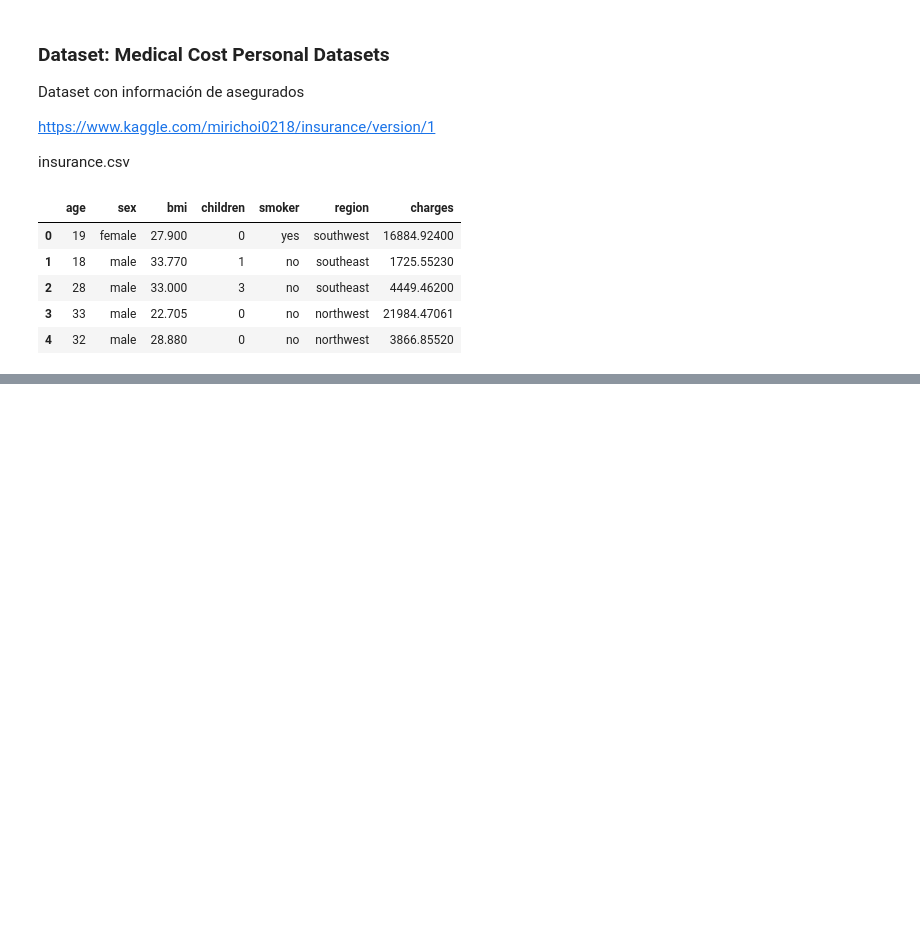
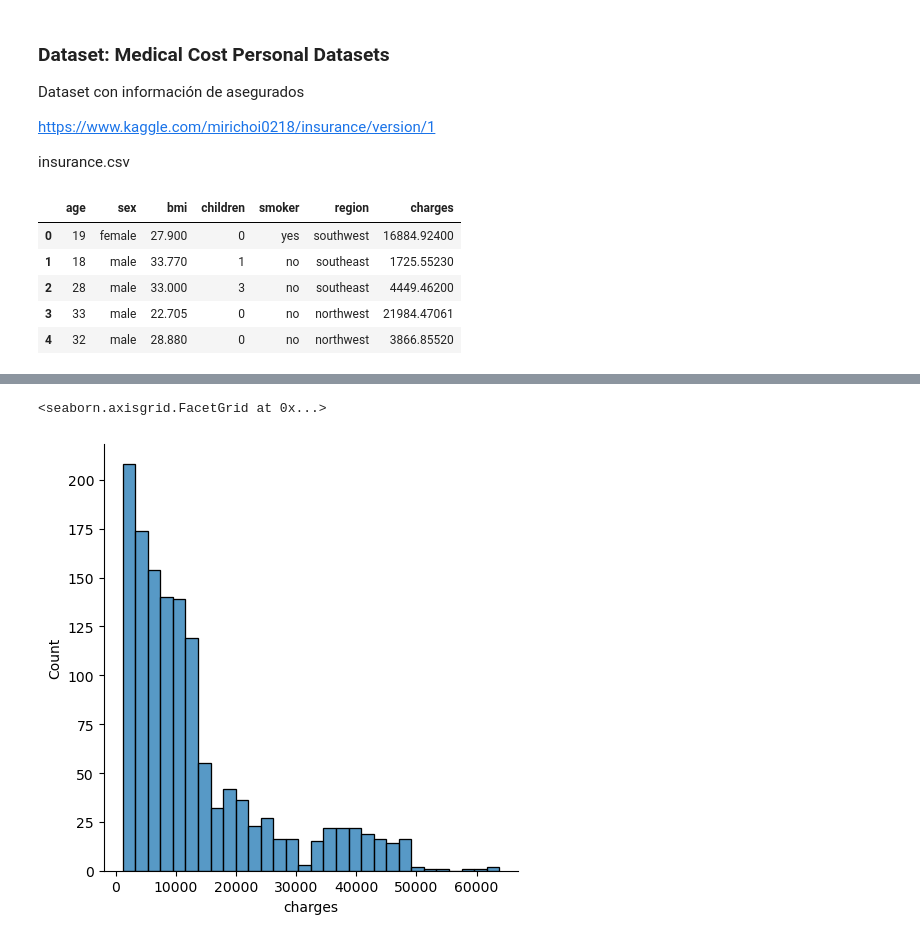
Before and after one commit to Maitlla/Sistemas_BD, a Jupyter notebook: analytics/03_distributions-exercise.ipynb, the cells around one changed output, grey strips where cells are left out. Drawn from its saved outputs; the diff is of its cells as text; code cells hidden in the pictures; blank space fills up the shorter version.

```diff
--- a/analytics/03_distributions-exercise.ipynb
+++ b/analytics/03_distributions-exercise.ipynb
@@ -125,8 +146,8 @@ insurance.csv
 # load dataset
 # cargar conjunto de datos
 # %%
-df = pd.read_csv('../datasets/insurance.csv')
-df.head()
+df_seguros = pd.read_csv('../datasets/insurance.csv')
+df_seguros.head()
 # %% [output]
 |  | age | sex | bmi | children | smoker | region | charges |
 | 0 | 19 | female | 27.900 | 0 | yes | southwest | 16884.92400 |
@@ -139,0 +178,5 @@ df.head()
+# %%
+sns.displot(data=df_seguros,x='charges')
+# %% [output]
+<seaborn.axisgrid.FacetGrid at 0x...>
+[figure, added]
```
Also changed, not shown: parts of 12 cells of this notebook, 5 other files.
